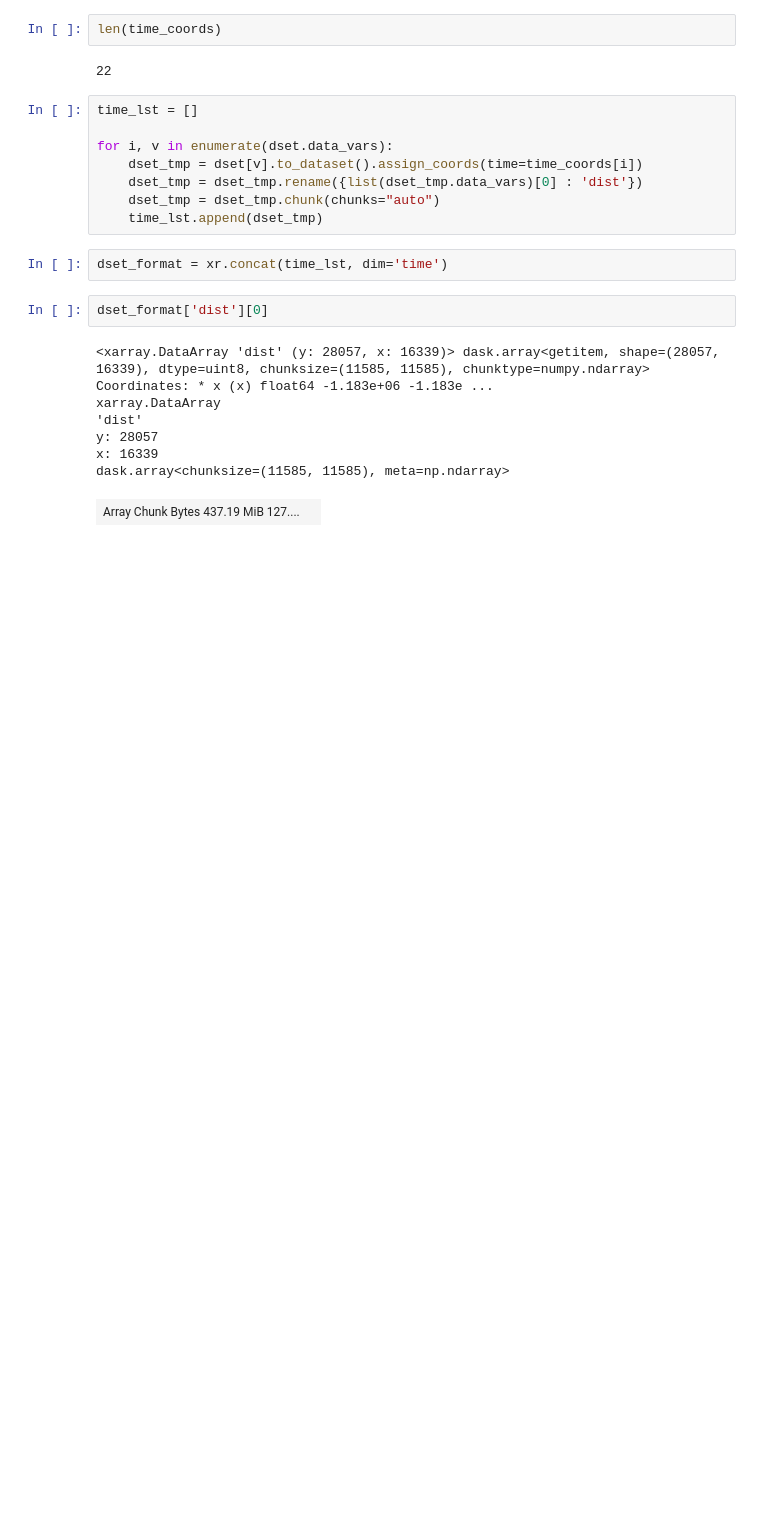
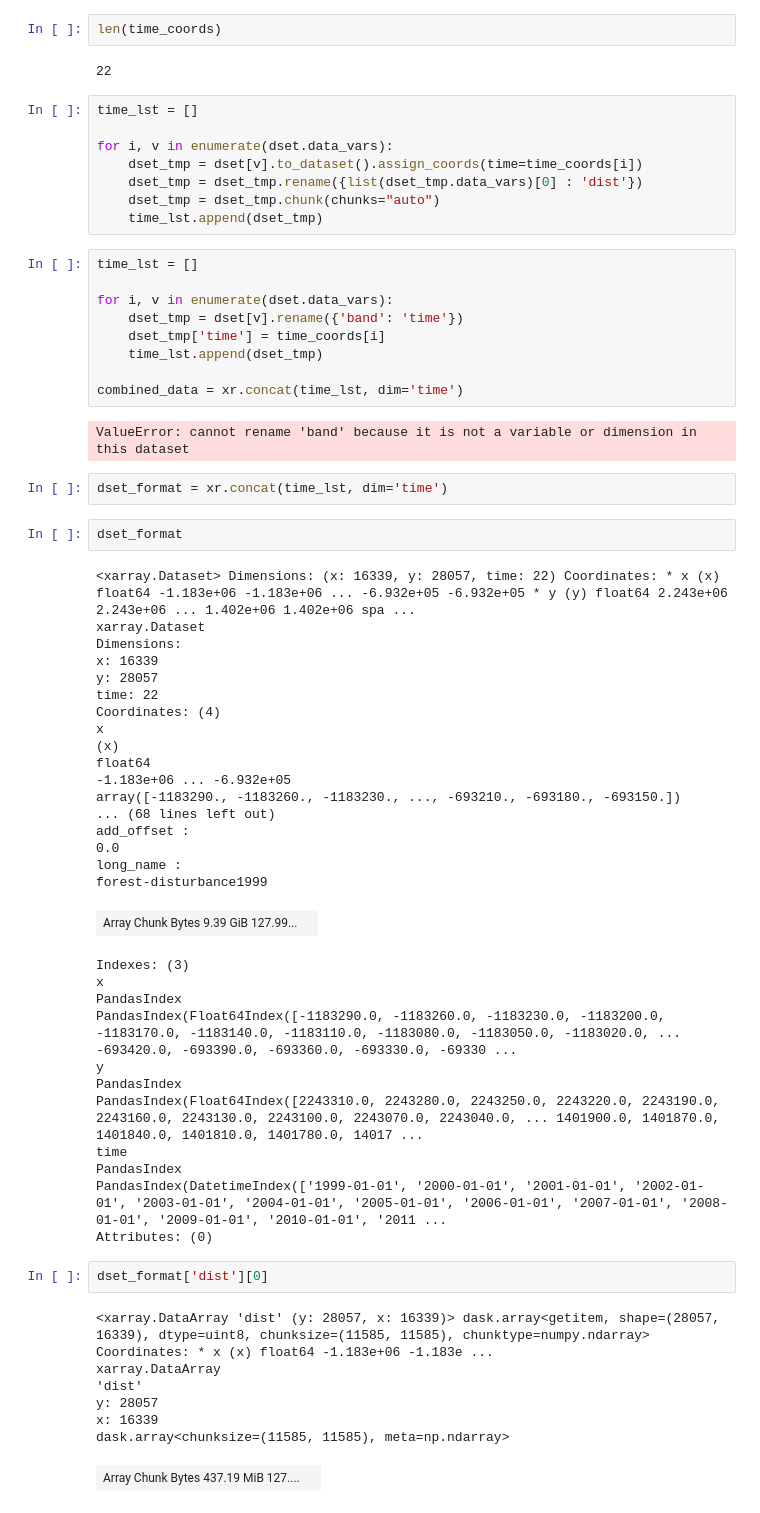
Before and after one commit to CU-ESIIL/FCC24_Group_3, a Jupyter notebook: code/data-exploration/dist_stack.ipynb, the cells around one changed output. Cells and saved outputs as stored; diff of their text form; blank space fills up the shorter version.

```diff
--- a/code/data-exploration/dist_stack.ipynb
+++ b/code/data-exploration/dist_stack.ipynb
@@ -45,8 +69,51 @@ for i, v in enumerate(dset.data_vars):
     dset_tmp = dset_tmp.rename({list(dset_tmp.data_vars)[0] : 'dist'})
     dset_tmp = dset_tmp.chunk(chunks="auto")
     time_lst.append(dset_tmp)
+# %%
+time_lst = []
+
+for i, v in enumerate(dset.data_vars):
+    dset_tmp = dset[v].rename({'band': 'time'})
+    dset_tmp['time'] = time_coords[i]
+    time_lst.append(dset_tmp)
+
+combined_data = xr.concat(time_lst, dim='time')
+# %% [output]
+ValueError: cannot rename 'band' because it is not a variable or dimension in this dataset
 # %%
 dset_format = xr.concat(time_lst, dim='time')
+# %%
+dset_format
+# %% [output]
+<xarray.Dataset> Dimensions: (x: 16339, y: 28057, time: 22) Coordinates: * x (x) float64 -1.183e+06 -1.183e+06 ... -6.932e+05 -6.932e+05 * y (y) float64 2.243e+06 2.243e+06 ... 1.402e+06 1.402e+06 spa ...
+xarray.Dataset
+Dimensions:
+x: 16339
+y: 28057
+time: 22
+Coordinates: (4)
+x
+(x)
+float64
+-1.183e+06 ... -6.932e+05
+array([-1183290., -1183260., -1183230., ..., -693210., -693180., -693150.])
+... (68 lines left out)
+add_offset :
+0.0
+long_name :
+forest-disturbance1999
+| Array Chunk Bytes 9.39 GiB 127.99... |  |
+Indexes: (3)
+x
+PandasIndex
+PandasIndex(Float64Index([-1183290.0, -1183260.0, -1183230.0, -1183200.0, -1183170.0, -1183140.0, -1183110.0, -1183080.0, -1183050.0, -1183020.0, ... -693420.0, -693390.0, -693360.0, -693330.0, -69330 ...
+y
+PandasIndex
+PandasIndex(Float64Index([2243310.0, 2243280.0, 2243250.0, 2243220.0, 2243190.0, 2243160.0, 2243130.0, 2243100.0, 2243070.0, 2243040.0, ... 1401900.0, 1401870.0, 1401840.0, 1401810.0, 1401780.0, 14017 ...
+time
+PandasIndex
+PandasIndex(DatetimeIndex(['1999-01-01', '2000-01-01', '2001-01-01', '2002-01-01', '2003-01-01', '2004-01-01', '2005-01-01', '2006-01-01', '2007-01-01', '2008-01-01', '2009-01-01', '2010-01-01', '2011 ...
+Attributes: (0)
 # %%
 dset_format['dist'][0]
 # %% [output]
```
Also changed, not shown: parts of 12 cells of this notebook, 1 other file.
